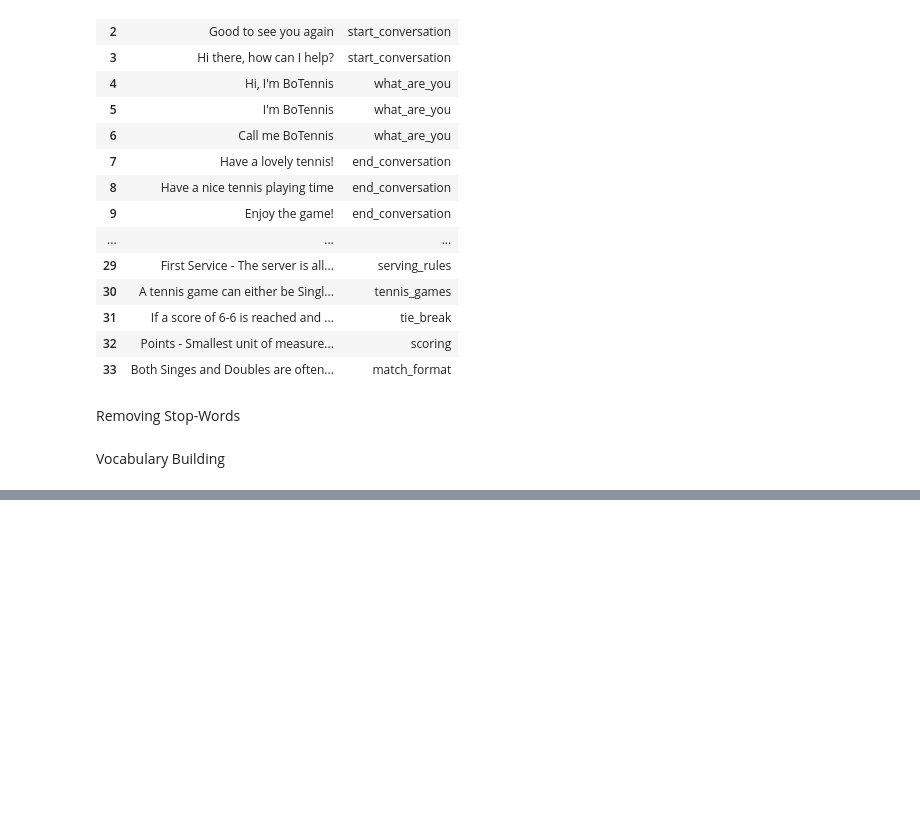
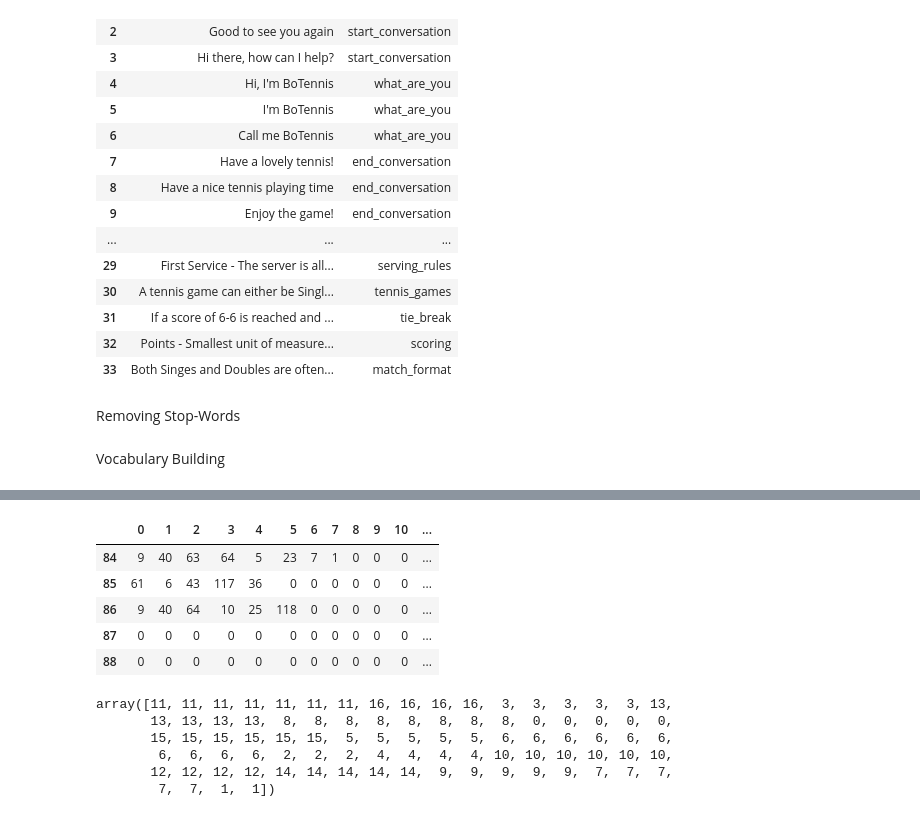
Before and after one commit to Apprentice-doa/Chatbot-using-NLP, a Jupyter notebook: chatbot.ipynb, the cells around one changed output, grey strips where cells are left out. Cells and saved outputs as stored; diff of their text form; code cells hidden in the pictures; blank space fills up the shorter version.

```diff
--- a/chatbot.ipynb
+++ b/chatbot.ipynb
@@ -181,0 +240,16 @@ print(vocab.most_common(20))
+# %%
+for i in range(0,2):
+    dt = [0]*16
+    dt.append('confused')
+    dt = [dt]
+    pd.DataFrame(dt).rename(columns = {16:'labels'})
+    df_encoded = df_encoded.append(pd.DataFrame(dt).rename(columns = {16:'labels'}),ignore_index=True)
+# %%
+df_encoded.tail()
+# %% [output]
+|  | 0 | 1 | 2 | 3 | 4 | 5 | 6 | 7 | 8 | 9 | 10 | ... |
+| 84 | 9 | 40 | 63 | 64 | 5 | 23 | 7 | 1 | 0 | 0 | 0 | ... |
+| 85 | 61 | 6 | 43 | 117 | 36 | 0 | 0 | 0 | 0 | 0 | 0 | ... |
+| 86 | 9 | 40 | 64 | 10 | 25 | 118 | 0 | 0 | 0 | 0 | 0 | ... |
+| 87 | 0 | 0 | 0 | 0 | 0 | 0 | 0 | 0 | 0 | 0 | 0 | ... |
+| 88 | 0 | 0 | 0 | 0 | 0 | 0 | 0 | 0 | 0 | 0 | 0 | ... |
@@ -181,0 +263,10 @@ print(vocab.most_common(20))
+# %%
+labl = lable_enc.fit_transform(df_encoded.labels)
+labl
+# %% [output]
+array([11, 11, 11, 11, 11, 11, 11, 16, 16, 16, 16,  3,  3,  3,  3,  3, 13,
+       13, 13, 13, 13,  8,  8,  8,  8,  8,  8,  8,  8,  0,  0,  0,  0,  0,
+       15, 15, 15, 15, 15, 15,  5,  5,  5,  5,  5,  6,  6,  6,  6,  6,  6,
+        6,  6,  6,  6,  2,  2,  2,  4,  4,  4,  4, 10, 10, 10, 10, 10, 10,
+       12, 12, 12, 12, 14, 14, 14, 14, 14,  9,  9,  9,  9,  9,  7,  7,  7,
+        7,  7,  1,  1])
```
Also changed, not shown: parts of 43 cells of this notebook, 2 other files.
